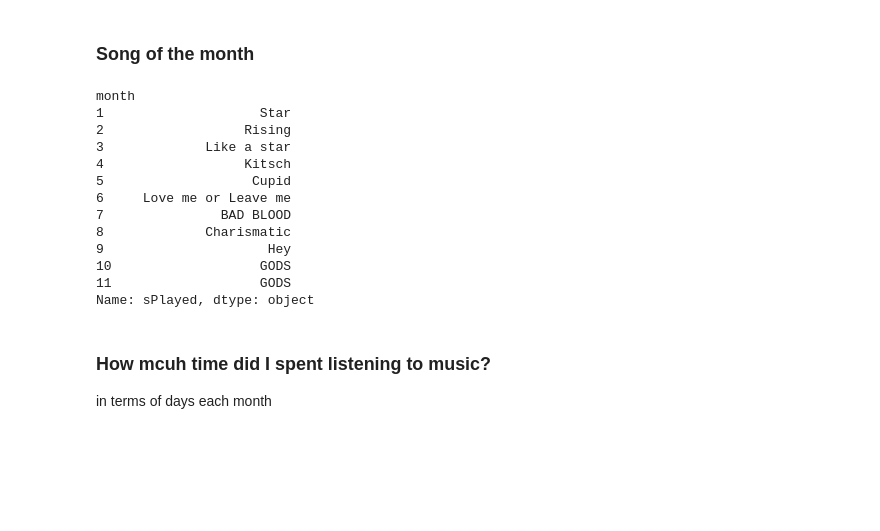
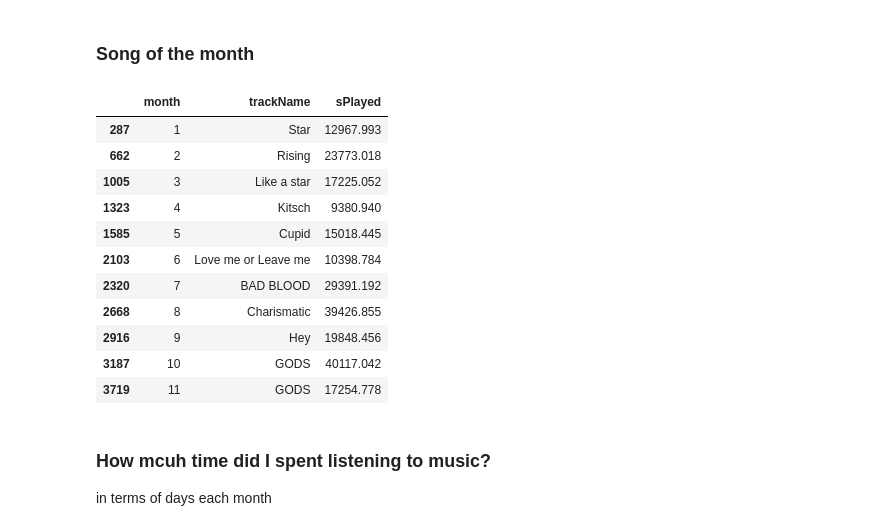
Before and after one commit to andy3278/My-2023-Spotify-wrapup, a Jupyter notebook: eda.ipynb, the cells around one changed output. Saved outputs shown, nothing was run; the diff lists cells and outputs as text; code cells hidden in the pictures; blank space fills up the shorter version.

```diff
--- a/eda.ipynb
+++ b/eda.ipynb
@@ -134,20 +134,20 @@ december drop is because this data was collected in start of december, so very l
 ### Song of the month
 # %%
 temp = df.groupby(['month', 'trackName'])['sPlayed'].sum().reset_index()
-song_of_month = temp['sPlayed'].groupby(temp['month']).idxmax().apply(lambda x: temp['trackName'][x])
+song_of_month = temp['sPlayed'].groupby(temp['month']).idxmax()
+song_of_month = temp.loc[song_of_month]
 song_of_month
 # %% [output]
-month
-1                    Star
-2                  Rising
-3             Like a star
-4                  Kitsch
-5                   Cupid
-6     Love me or Leave me
-7               BAD BLOOD
-8             Charismatic
-9                     Hey
-10                   GODS
-11                   GODS
-Name: sPlayed, dtype: object
+|  | month | trackName | sPlayed |
+| 287 | 1 | Star | 12967.993 |
+| 662 | 2 | Rising | 23773.018 |
+| 1005 | 3 | Like a star | 17225.052 |
+| 1323 | 4 | Kitsch | 9380.940 |
+| 1585 | 5 | Cupid | 15018.445 |
+| 2103 | 6 | Love me or Leave me | 10398.784 |
+| 2320 | 7 | BAD BLOOD | 29391.192 |
+| 2668 | 8 | Charismatic | 39426.855 |
+| 2916 | 9 | Hey | 19848.456 |
+| 3187 | 10 | GODS | 40117.042 |
+| 3719 | 11 | GODS | 17254.778 |
 # %%
```
Also changed, not shown: parts of 7 cells of this notebook.
